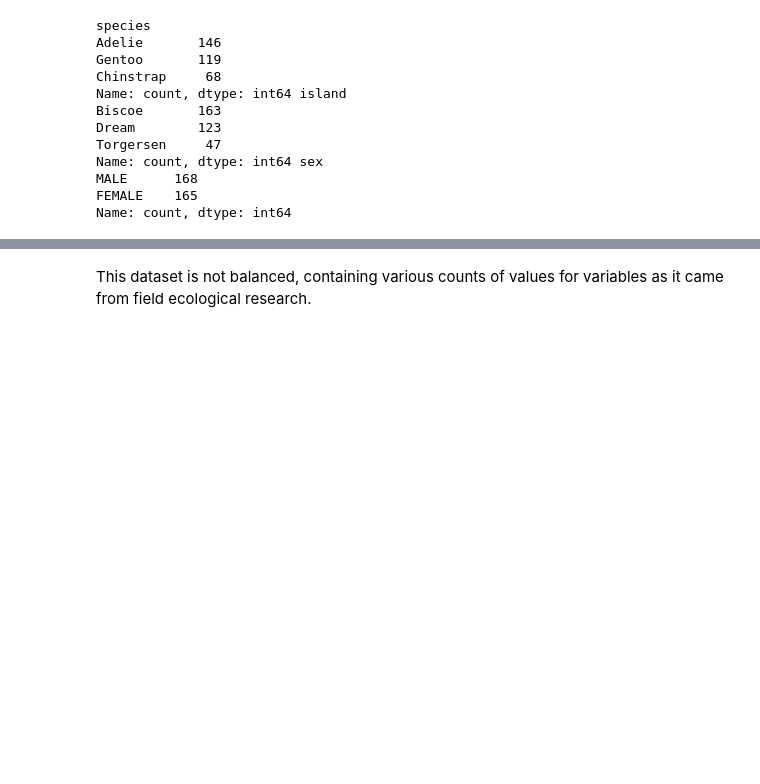
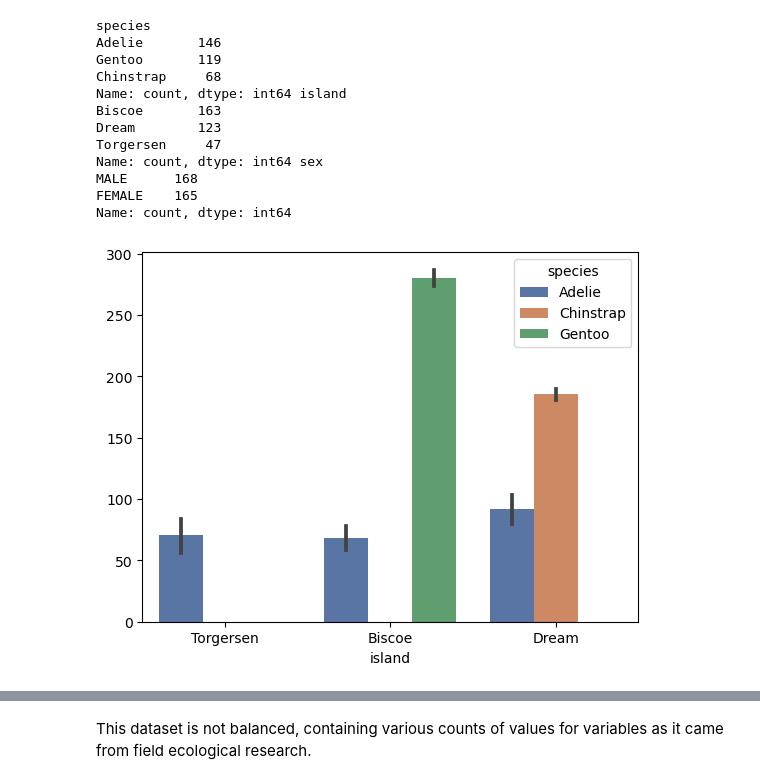
Before and after one commit to lmacakova/pda.assessment, a Jupyter notebook: penguins.ipynb, the cells around one changed output, grey strips where cells are left out. Drawn from its saved outputs; the diff is of its cells as text; code cells hidden in the pictures; blank space fills up the shorter version.

```diff
--- a/penguins.ipynb
+++ b/penguins.ipynb
@@ -125,3 +125,8 @@ Name: count, dtype: int64 sex
 MALE      168
 FEMALE    165
 Name: count, dtype: int64
+# %%
+with sns.color_palette('deep'):
+    sns.barplot(data=df, x='island', y=df.index, hue='species')
+# %% [output]
+[figure, added]
```
Also changed, not shown: parts of 25 cells of this notebook, 1 other file.
